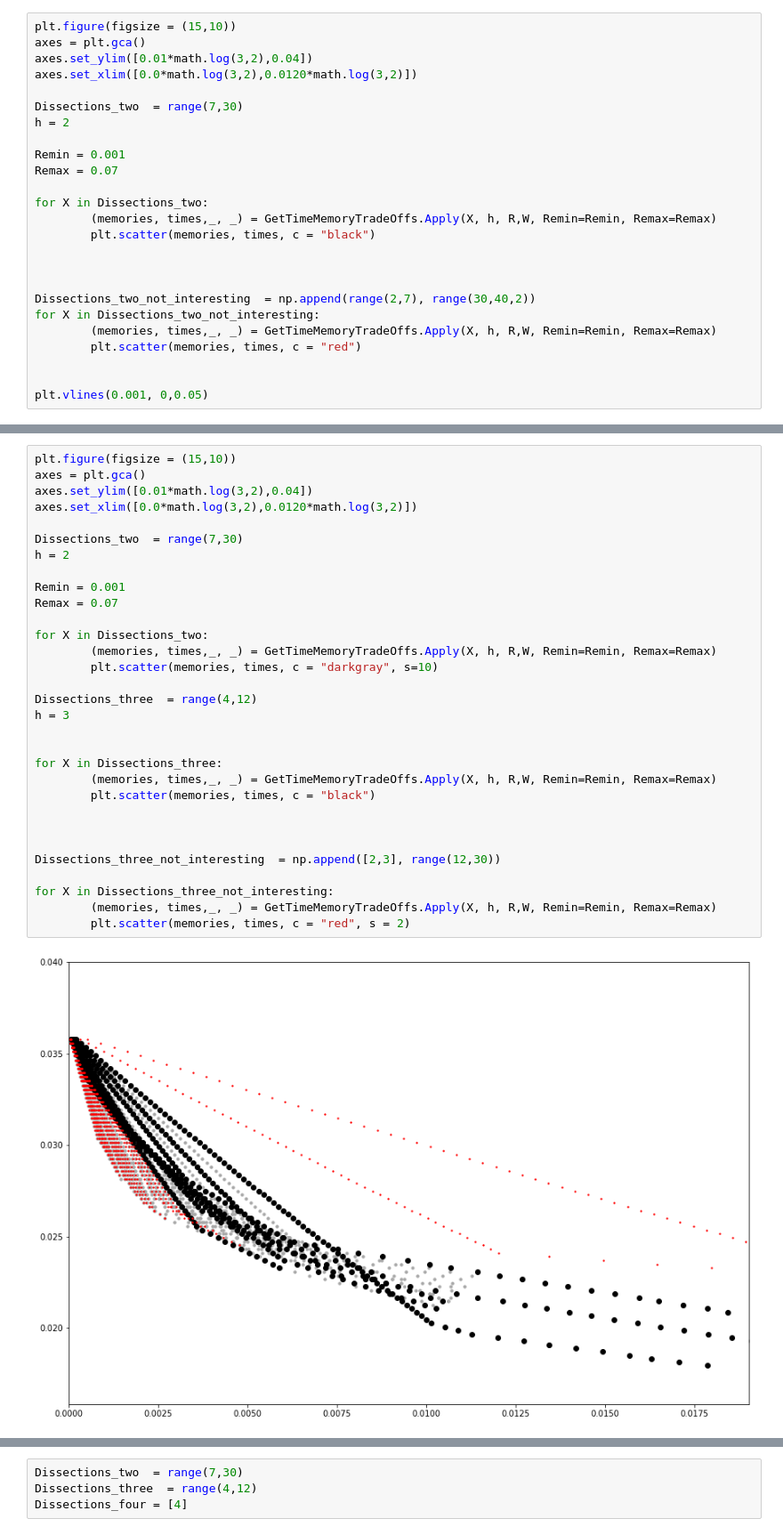
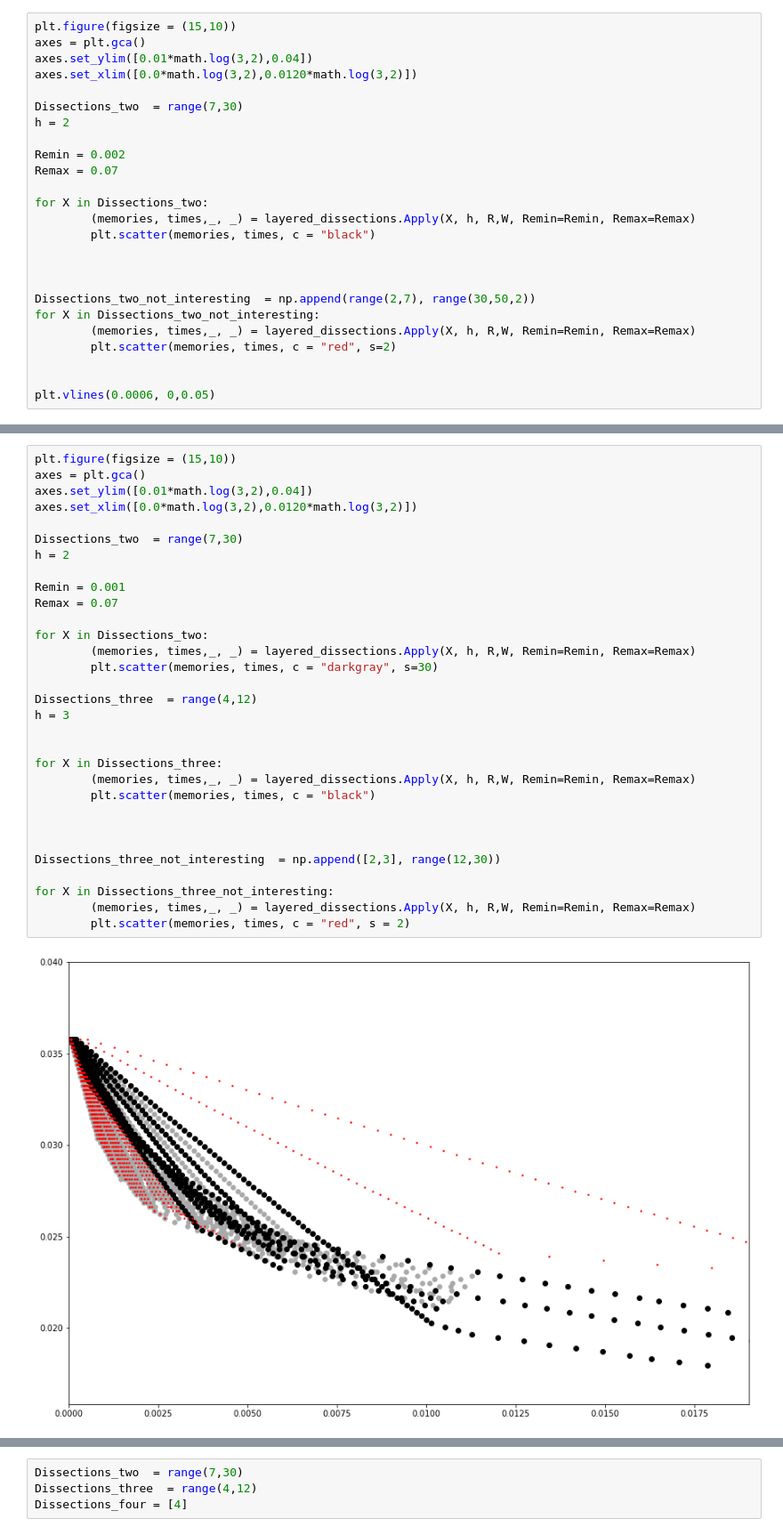
Before and after one commit to charlotte-lefevre/TM_tradeoffs_SDP, a Jupyter notebook: Cost_eval/Examples/Test_interesting_parameters.ipynb, the cells around one changed output, grey strips where cells are left out. Shown: that part at 89% size. Cells and saved outputs as stored; diff of their text form.

```diff
--- a/Cost_eval/Examples/Test_interesting_parameters.ipynb
+++ b/Cost_eval/Examples/Test_interesting_parameters.ipynb
@@ -29,21 +32,21 @@ axes.set_xlim([0.0*math.log(3,2),0.0120*math.log(3,2)])
 Dissections_two  = range(7,30)
 h = 2
 
-Remin = 0.001
+Remin = 0.002
 Remax = 0.07
 
 for X in Dissections_two:
-        (memories, times,_, _) = GetTimeMemoryTradeOffs.Apply(X, h, R,W, Remin=Remin, Remax=Remax)
+        (memories, times,_, _) = layered_dissections.Apply(X, h, R,W, Remin=Remin, Remax=Remax)
         plt.scatter(memories, times, c = "black")
 
 
 
-Dissections_two_not_interesting  = np.append(range(2,7), range(30,40,2))
+Dissections_two_not_interesting  = np.append(range(2,7), range(30,50,2))
 for X in Dissections_two_not_interesting:
-        (memories, times,_, _) = GetTimeMemoryTradeOffs.Apply(X, h, R,W, Remin=Remin, Remax=Remax)
-        plt.scatter(memories, times, c = "red")
+        (memories, times,_, _) = layered_dissections.Apply(X, h, R,W, Remin=Remin, Remax=Remax)
+        plt.scatter(memories, times, c = "red", s=2)
 
 
-plt.vlines(0.001, 0,0.05)
+plt.vlines(0.0006, 0,0.05)
 # %% [output]
 <matplotlib.collections.LineCollection object at 0x...>
@@ -60,34 +63,34 @@ on regarde les h=3 et on montre la meme chose (en fait on essaye de se convaincr
 # %%
 plt.figure(figsize = (15,10))
 axes = plt.gca()
 axes.set_ylim([0.01*math.log(3,2),0.04])
 axes.set_xlim([0.0*math.log(3,2),0.0120*math.log(3,2)])
 
 Dissections_two  = range(7,30)
 h = 2
 
 Remin = 0.001
 Remax = 0.07
 
 for X in Dissections_two:
-        (memories, times,_, _) = GetTimeMemoryTradeOffs.Apply(X, h, R,W, Remin=Remin, Remax=Remax)
-        plt.scatter(memories, times, c = "darkgray", s=10)
+        (memories, times,_, _) = layered_dissections.Apply(X, h, R,W, Remin=Remin, Remax=Remax)
+        plt.scatter(memories, times, c = "darkgray", s=30)
 
 Dissections_three  = range(4,12)
 h = 3
 
 
 for X in Dissections_three:
-        (memories, times,_, _) = GetTimeMemoryTradeOffs.Apply(X, h, R,W, Remin=Remin, Remax=Remax)
+        (memories, times,_, _) = layered_dissections.Apply(X, h, R,W, Remin=Remin, Remax=Remax)
         plt.scatter(memories, times, c = "black")
 
 
 
 Dissections_three_not_interesting  = np.append([2,3], range(12,30))
 
 for X in Dissections_three_not_interesting:
-        (memories, times,_, _) = GetTimeMemoryTradeOffs.Apply(X, h, R,W, Remin=Remin, Remax=Remax)
+        (memories, times,_, _) = layered_dissections.Apply(X, h, R,W, Remin=Remin, Remax=Remax)
         plt.scatter(memories, times, c = "red", s = 2)
 # %% [output]
-[figure, old version]
+[figure, new version]
 # %% [markdown]
```
Also changed, not shown: parts of 13 cells of this notebook, 6 other files.
